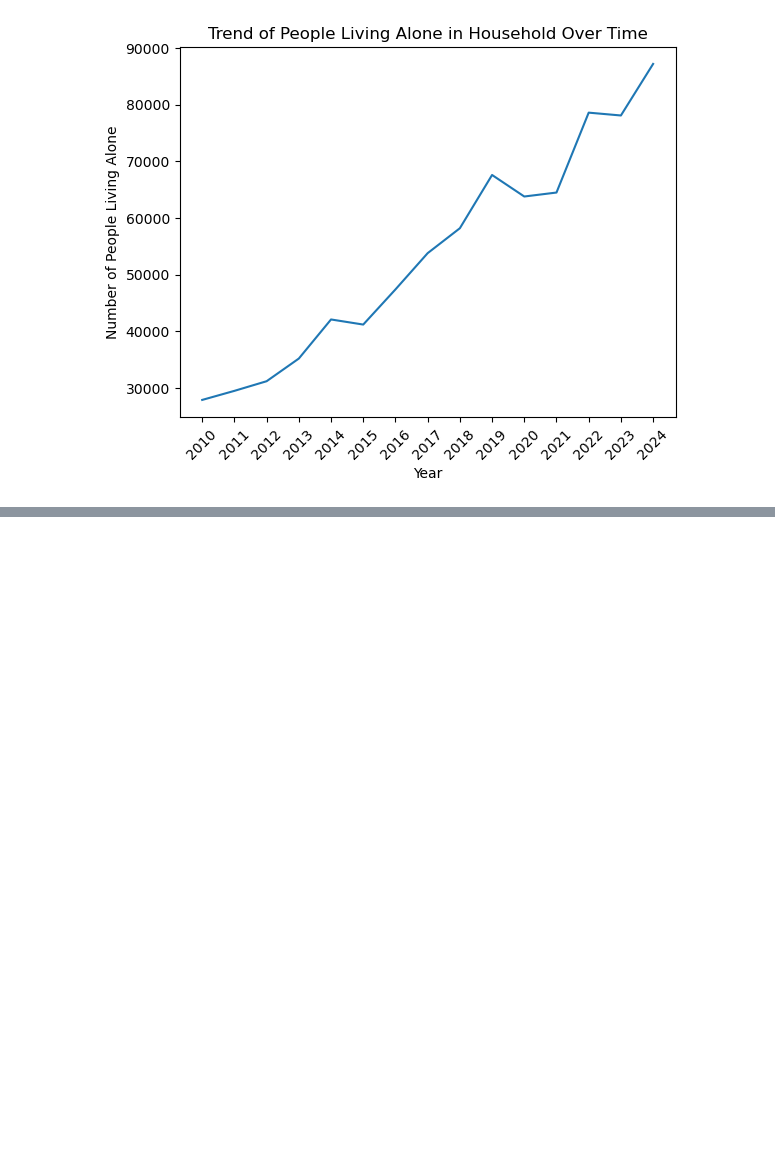
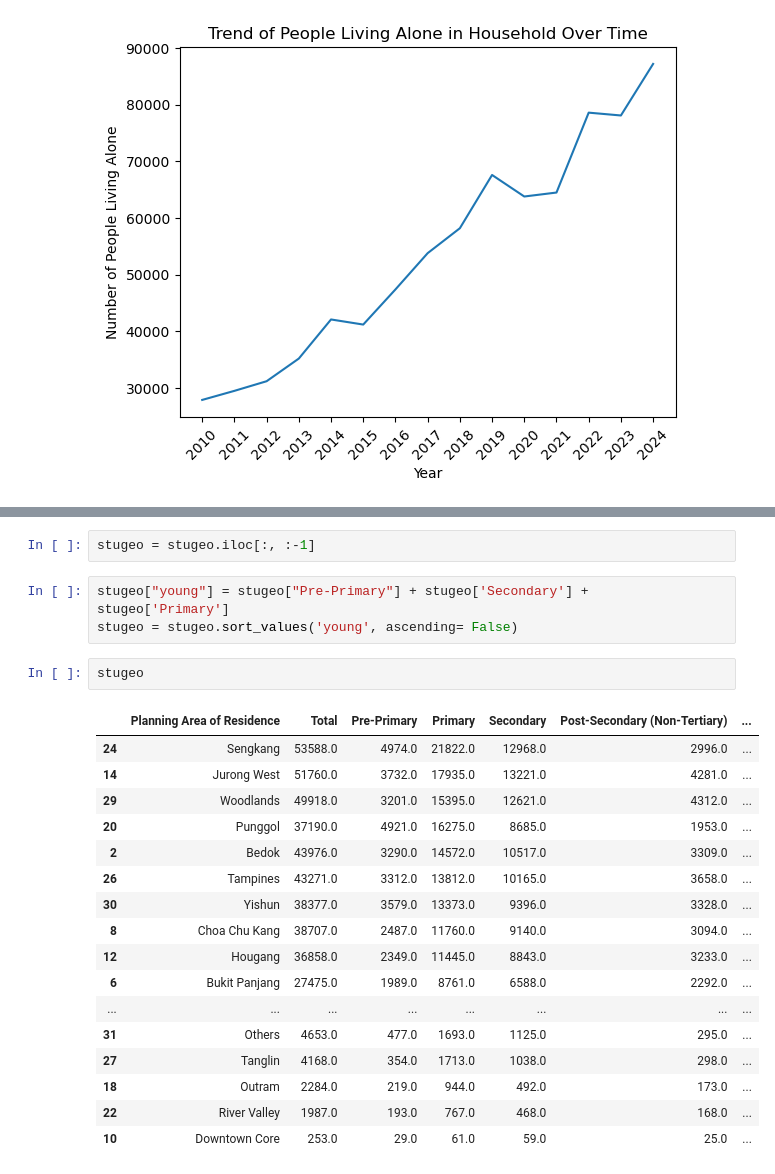
Before and after one commit to yuntsingg/DSE3101-HDB-Decode, a Jupyter notebook: code/Depstats_data.ipynb, the cells around one changed output, grey strips where cells are left out. Saved outputs shown, nothing was run; the diff lists cells and outputs as text; blank space fills up the shorter version.

```diff
--- a/code/Depstats_data.ipynb
+++ b/code/Depstats_data.ipynb
@@ -29,0 +60,25 @@ Text(0.5, 1.0, 'Trend of People Living Alone in Household Over Time')
+# %%
+stugeo = stugeo.iloc[:, :-1]
+# %%
+stugeo["young"] = stugeo["Pre-Primary"] + stugeo['Secondary'] + stugeo['Primary']
+stugeo = stugeo.sort_values('young', ascending= False)
+# %%
+stugeo
+# %% [output]
+|  | Planning Area of Residence | Total | Pre-Primary | Primary | Secondary | Post-Secondary (Non-Tertiary) | ... |
+| 24 | Sengkang | 53588.0 | 4974.0 | 21822.0 | 12968.0 | 2996.0 | ... |
+| 14 | Jurong West | 51760.0 | 3732.0 | 17935.0 | 13221.0 | 4281.0 | ... |
+| 29 | Woodlands | 49918.0 | 3201.0 | 15395.0 | 12621.0 | 4312.0 | ... |
+| 20 | Punggol | 37190.0 | 4921.0 | 16275.0 | 8685.0 | 1953.0 | ... |
+| 2 | Bedok | 43976.0 | 3290.0 | 14572.0 | 10517.0 | 3309.0 | ... |
+| 26 | Tampines | 43271.0 | 3312.0 | 13812.0 | 10165.0 | 3658.0 | ... |
+| 30 | Yishun | 38377.0 | 3579.0 | 13373.0 | 9396.0 | 3328.0 | ... |
+| 8 | Choa Chu Kang | 38707.0 | 2487.0 | 11760.0 | 9140.0 | 3094.0 | ... |
+| 12 | Hougang | 36858.0 | 2349.0 | 11445.0 | 8843.0 | 3233.0 | ... |
+| 6 | Bukit Panjang | 27475.0 | 1989.0 | 8761.0 | 6588.0 | 2292.0 | ... |
+| ... | ... | ... | ... | ... | ... | ... | ... |
+| 31 | Others | 4653.0 | 477.0 | 1693.0 | 1125.0 | 295.0 | ... |
+| 27 | Tanglin | 4168.0 | 354.0 | 1713.0 | 1038.0 | 298.0 | ... |
+| 18 | Outram | 2284.0 | 219.0 | 944.0 | 492.0 | 173.0 | ... |
+| 22 | River Valley | 1987.0 | 193.0 | 767.0 | 468.0 | 168.0 | ... |
+| 10 | Downtown Core | 253.0 | 29.0 | 61.0 | 59.0 | 25.0 | ... |
```
Also changed, not shown: parts of 7 cells of this notebook.
